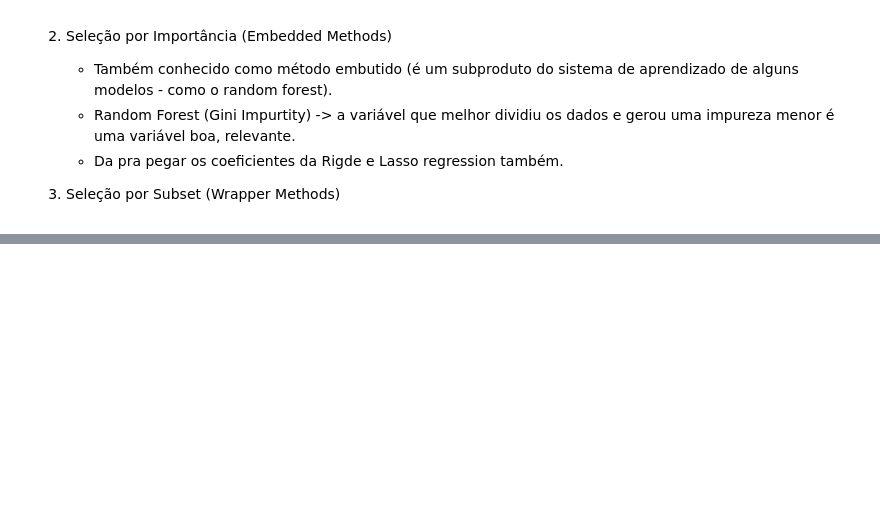
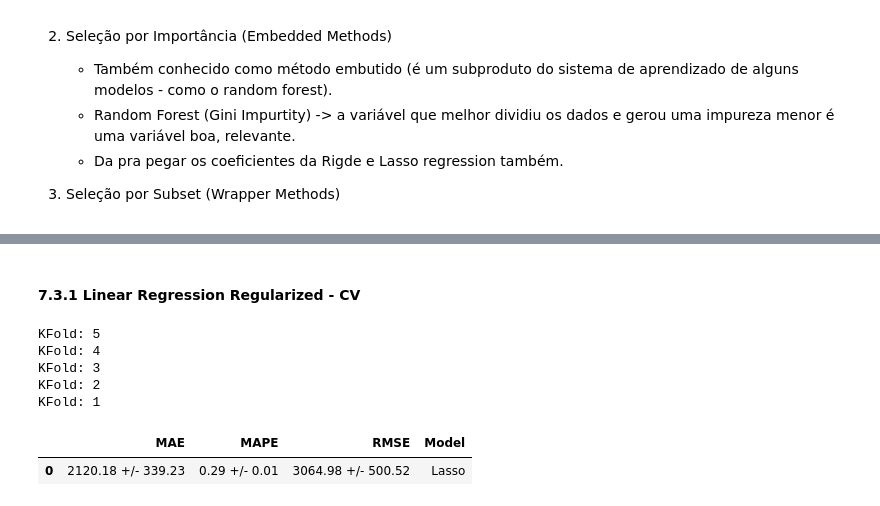
Before and after one commit to AllanCasado/ds_em_producao, a Jupyter notebook: notebooks/rossmann_sales_prediction.ipynb, the cells around one changed output, grey strips where cells are left out. Drawn from its saved outputs; the diff is of its cells as text; code cells hidden in the pictures; blank space fills up the shorter version.

```diff
--- a/notebooks/rossmann_sales_prediction.ipynb
+++ b/notebooks/rossmann_sales_prediction.ipynb
@@ -1832,0 +1899,13 @@ lasso_metrics
+# %% [markdown]
+#### 7.3.1 Linear Regression Regularized - CV
+# %%
+lasso_metrics_cv = cross_validation('Lasso', Lasso(alpha=0.01), X_train_cv, 5)
+lasso_metrics_cv
+# %% [output]
+KFold: 5
+KFold: 4
+KFold: 3
+KFold: 2
+KFold: 1
+|  | MAE | MAPE | RMSE | Model |
+| 0 | 2120.18 +/- 339.23 | 0.29 +/- 0.01 | 3064.98 +/- 500.52 | Lasso |
```
Also changed, not shown: parts of 80 cells of this notebook.
